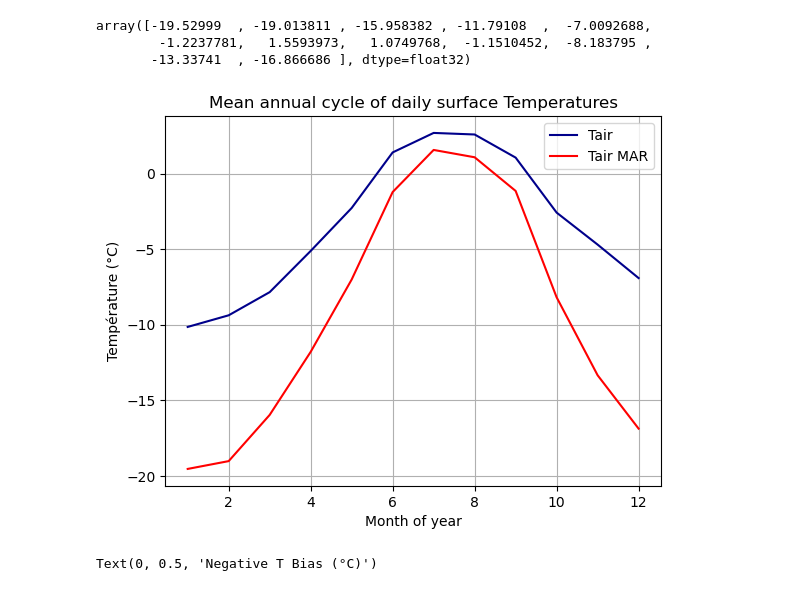
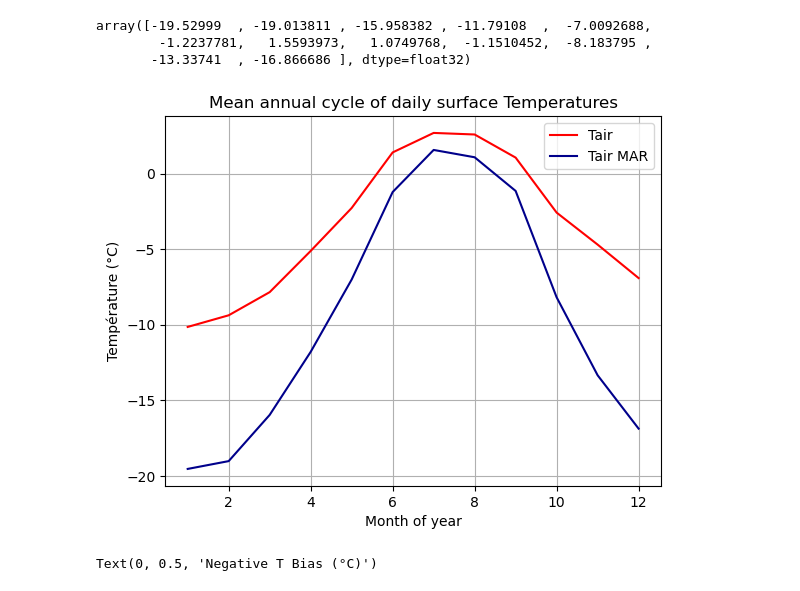
Before and after one commit to Andeol-ramb/MAR_HMA_GLACIOCLIM_Comparisons, a Jupyter notebook: TimeSeries_TS_Monthly_MAR_MeraLa_2014-2024.ipynb, the cells around one changed output. Drawn from its saved outputs; the diff is of its cells as text; code cells hidden in the pictures.

```diff
--- a/TimeSeries_TS_Monthly_MAR_MeraLa_2014-2024.ipynb
+++ b/TimeSeries_TS_Monthly_MAR_MeraLa_2014-2024.ipynb
@@ -243,19 +243,19 @@ array([-19.52999  , -19.013811 , -15.958382 , -11.79108  ,  -7.0092688,
 # %%
 #Monthly cycle
 
 plt.plot(Tsta_monthly_cycle.month,Tsta_monthly_cycle.Tair,
-    color='darkblue',linestyle='-',label='Tair')
+    color='red',linestyle='-',label='Tair')
 
 plt.plot(TMAR_monthly_cycle.month,TMAR_monthly_cycle.values,
-    color='red',linestyle='-',label='Tair MAR')
+    color='darkblue',linestyle='-',label='Tair MAR')
 plt.legend()
 plt.title('Mean annual cycle of daily surface Temperatures')
 plt.xlabel('Month of year')
 plt.ylabel('Température (°C)')
 
 plt.grid(True)
 # %% [output]
-[figure, old version]
+[figure, new version]
 # %%
 #MAR BIAS over Monthly mean data:
 plt.plot(TMAR_monthly_cycle.month, Tsta_monthly_cycle.Tair-TMAR_monthly_cycle.values,
```
Also changed, not shown: parts of 4 cells of this notebook, 6 other files.
